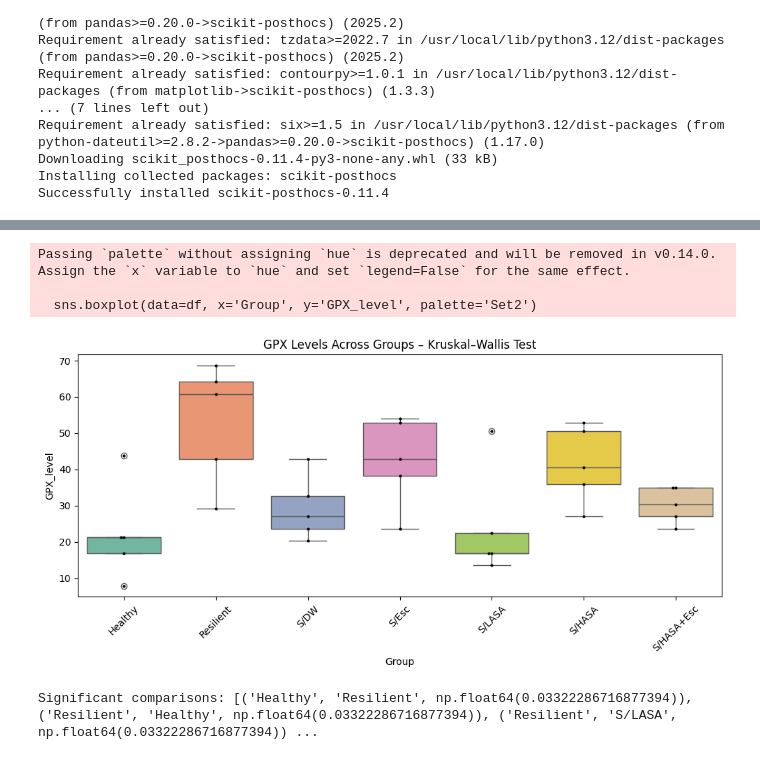
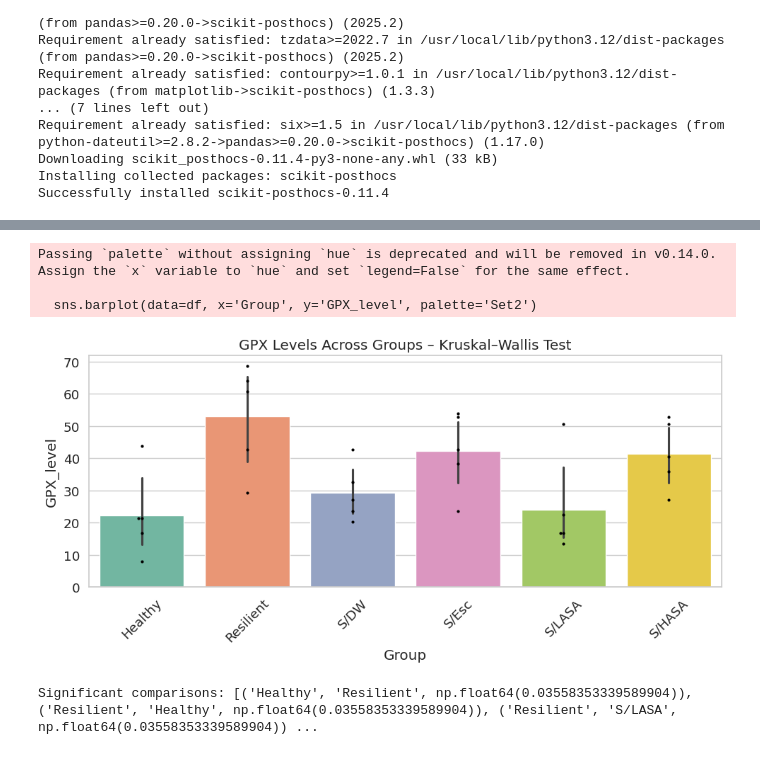
Before and after one commit to J-oyin/Dr.-Jimoh-Analysis, a Jupyter notebook: GPx.ipynb, the cells around one changed output, grey strips where cells are left out. Drawn from its saved outputs; the diff is of its cells as text; code cells hidden in the pictures.

```diff
--- a/GPx.ipynb
+++ b/GPx.ipynb
@@ -21,7 +21,7 @@ df.head()
 # %%
 custom_order = [
     "Healthy", "Resilient", "S/DW", "S/Esc",
-    "S/LASA", "S/HASA", "S/HASA+Esc",
+    "S/LASA", "S/HASA",
 
 ]
 
@@ -120,20 +108,20 @@ S/HASA+Esc    1.000000
 # %%
 import seaborn as sns
 import matplotlib.pyplot as plt
 
 plt.figure(figsize=(10,5))
-sns.boxplot(data=df, x='Group', y='GPX_level', palette='Set2')
+sns.barplot(data=df, x='Group', y='GPX_level', palette='Set2')
 sns.swarmplot(data=df, x='Group', y='GPX_level', color='black', size=3)
 
 plt.title("GPX Levels Across Groups – Kruskal–Wallis Test")
 plt.xticks(rotation=45)
 plt.tight_layout()
 plt.show()
 # %% [output]
 Passing `palette` without assigning `hue` is deprecated and will be removed in v0.14.0. Assign the `x` variable to `hue` and set `legend=False` for the same effect.
 
-  sns.boxplot(data=df, x='Group', y='GPX_level', palette='Set2')
+  sns.barplot(data=df, x='Group', y='GPX_level', palette='Set2')
-[figure, old version]
+[figure, new version]
 # %%
 import seaborn as sns
 import matplotlib.pyplot as plt
@@ -156,7 +144,7 @@ for g1 in dunn.index:
 
 print("\nSignificant comparisons:", sig_pairs)
 # %% [output]
-Significant comparisons: [('Healthy', 'Resilient', np.float64(0.03322286716877394)), ('Resilient', 'Healthy', np.float64(0.03322286716877394)), ('Resilient', 'S/LASA', np.float64(0.03322286716877394)) ...
+Significant comparisons: [('Healthy', 'Resilient', np.float64(0.03558353339589904)), ('Resilient', 'Healthy', np.float64(0.03558353339589904)), ('Resilient', 'S/LASA', np.float64(0.03558353339589904)) ...
 # %%
 def p_to_stars(p):
     if p < 0.001:
```
Also changed, not shown: parts of 8 cells of this notebook.
